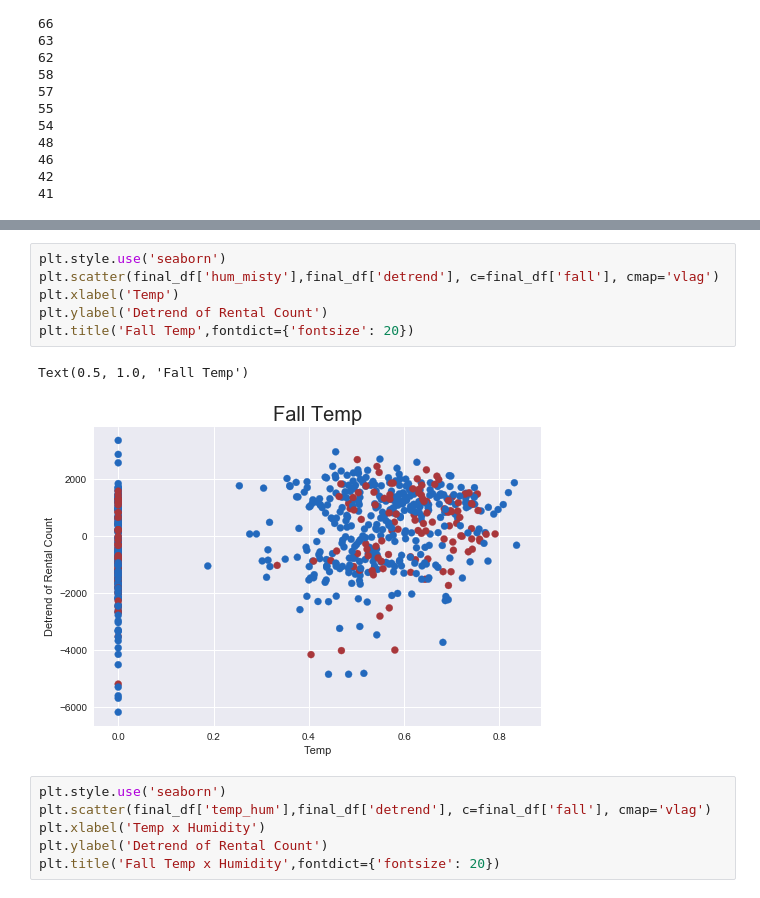
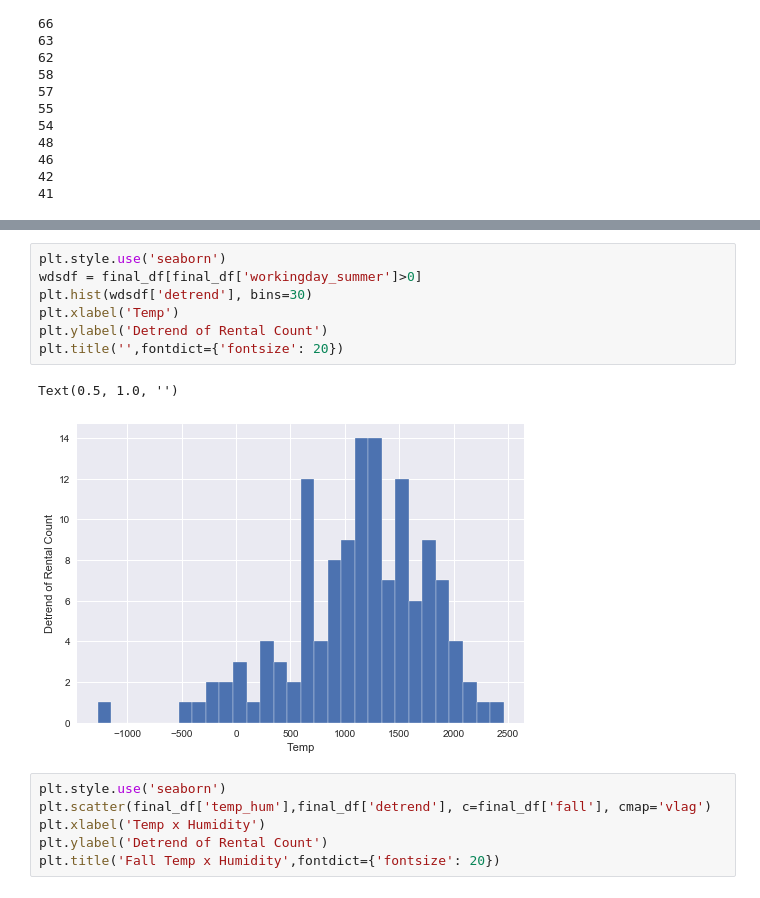
Before and after one commit to pauly51994/Bike_predictor, a Jupyter notebook: Bike-Sharing-Dataset/TEST.ipynb, the cells around one changed output, grey strips where cells are left out. Cells and saved outputs as stored; diff of their text form.

```diff
--- a/Bike-Sharing-Dataset/TEST.ipynb
+++ b/Bike-Sharing-Dataset/TEST.ipynb
@@ -334,12 +336,13 @@ strong multicollinearity problems or that the design matrix is singular.
 # %%
 plt.style.use('seaborn')
-plt.scatter(final_df['hum_misty'],final_df['detrend'], c=final_df['fall'], cmap='vlag')
+wdsdf = final_df[final_df['workingday_summer']>0]
+plt.hist(wdsdf['detrend'], bins=30)
 plt.xlabel('Temp')
 plt.ylabel('Detrend of Rental Count')
-plt.title('Fall Temp',fontdict={'fontsize': 20})
+plt.title('',fontdict={'fontsize': 20})
 # %% [output]
-Text(0.5, 1.0, 'Fall Temp')
+Text(0.5, 1.0, '')
-[figure, old version]
+[figure, new version]
 # %%
 plt.style.use('seaborn')
 plt.scatter(final_df['temp_hum'],final_df['detrend'], c=final_df['fall'], cmap='vlag')
```
Also changed, not shown: parts of 3 cells of this notebook, 2 other files.
